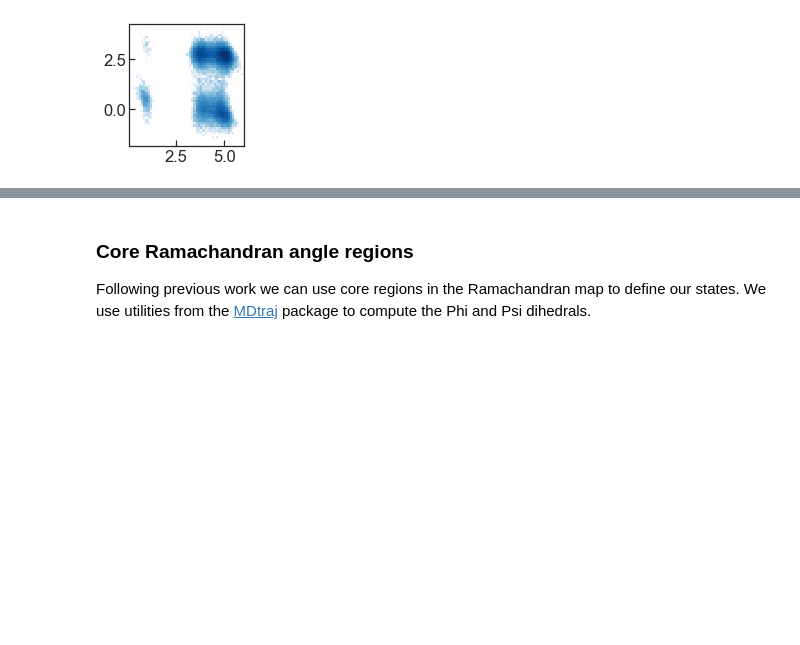
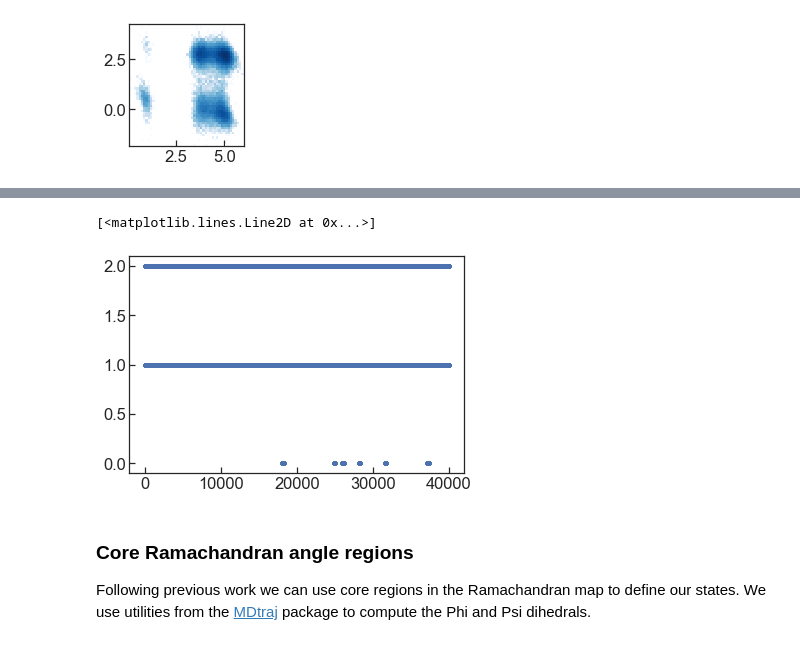
Before and after one commit to BioKT/MasterMSM, a Jupyter notebook: examples/alanine_dipeptide/ala_dipeptide_discretize.ipynb, the cells around one changed output, grey strips where cells are left out. Saved outputs shown, nothing was run; the diff lists cells and outputs as text; code cells hidden in the pictures; blank space fills up the shorter version.

```diff
--- a/examples/alanine_dipeptide/ala_dipeptide_discretize.ipynb
+++ b/examples/alanine_dipeptide/ala_dipeptide_discretize.ipynb
@@ -92,3 +128,8 @@ plt.tight_layout()
+# %%
+plt.plot(tr.distraj, '.')
+# %% [output]
+[<matplotlib.lines.Line2D at 0x...>]
+[figure, added]
 # %% [markdown]
 ### Core Ramachandran angle regions
 Following previous work we can use core regions in the Ramachandran map to define our states. We use utilities from the [MDtraj](http://mdtraj.org) package to compute the Phi and Psi dihedrals.
```
Also changed, not shown: parts of 20 cells of this notebook, 1 other file.
